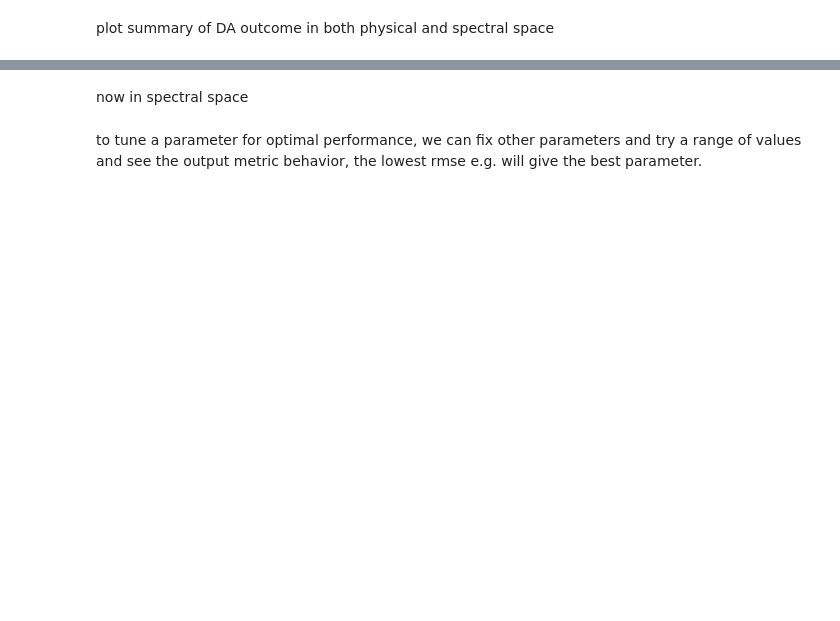
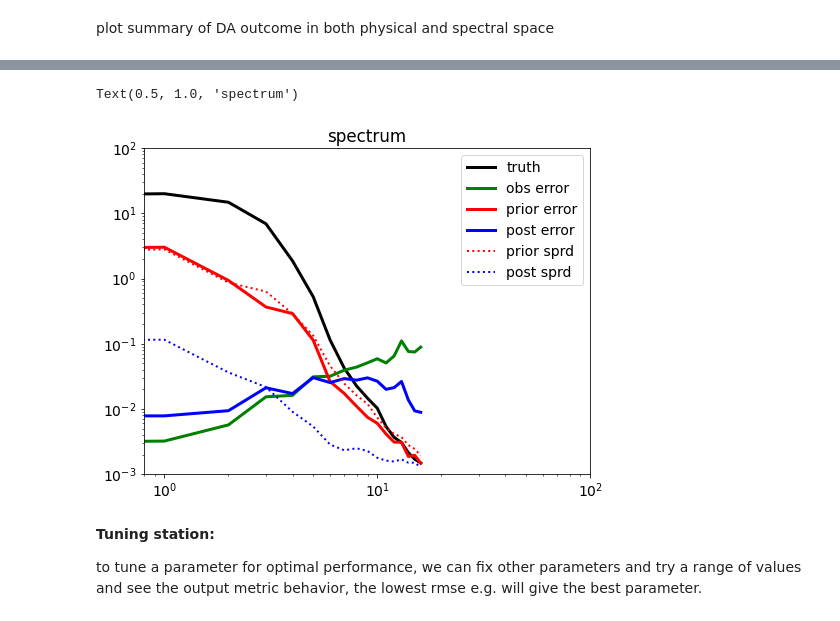
Before and after one commit to nansencenter/msda_crashcourse, a Jupyter notebook: demo.multiscale.DA.ipynb, the cells around one changed output, grey strips where cells are left out. Drawn from its saved outputs; the diff is of its cells as text; code cells hidden in the pictures; blank space fills up the shorter version.

```diff
--- a/demo.multiscale.DA.ipynb
+++ b/demo.multiscale.DA.ipynb
@@ -609,24 +588,27 @@ ax.set_title('post error')
-# %% [markdown]
-now in spectral space
 # %%
-plt.figure()
+plt.figure(figsize=(8,6))
 ax = plt.subplot(111)
-wn, pwr = pwr_spec(Xt)
+wn, pwr = pwr_spec(Xt[:, :, :, t])
 ax.loglog(wn, pwr, color='black', linewidth=3, label='truth')
 wn, pwr = pwr_spec(obs_err)
 ax.loglog(wn, pwr, color='green', linewidth=3, label='obs error')
 wn, pwr = pwr_spec(prior_err)
 ax.loglog(wn, pwr, color='red', linewidth=3, label='prior error')
 wn, pwr = pwr_spec(post_err)
 ax.loglog(wn, pwr, color='blue', linewidth=3, label='post error')
-wn, pwr = sprd_spec(Xb)
+wn, pwr = sprd_spec(Xb[:, :, :, :, t])
 ax.loglog(wn, pwr, color='red', linewidth=2, linestyle=':', label='prior sprd')
-wn, pwr = sprd_spec(Xa)
+wn, pwr = sprd_spec(X[:, :, :, :, t])
 ax.loglog(wn, pwr, color='blue', linewidth=2, linestyle=':', label='post sprd')
 ax.set_xlim([0.8, 100])
 ax.set_ylim([1e-3, 1e2])
 ax.legend()
 ax.set_title('spectrum')
+# %% [output]
+Text(0.5, 1.0, 'spectrum')
+[figure, added]
 # %% [markdown]
+**Tuning station:**
+
 to tune a parameter for optimal performance, we can fix other parameters and try a range of values and see the output metric behavior, the lowest rmse e.g. will give the best parameter.
 # %%
```
Also changed, not shown: parts of 28 cells of this notebook.
